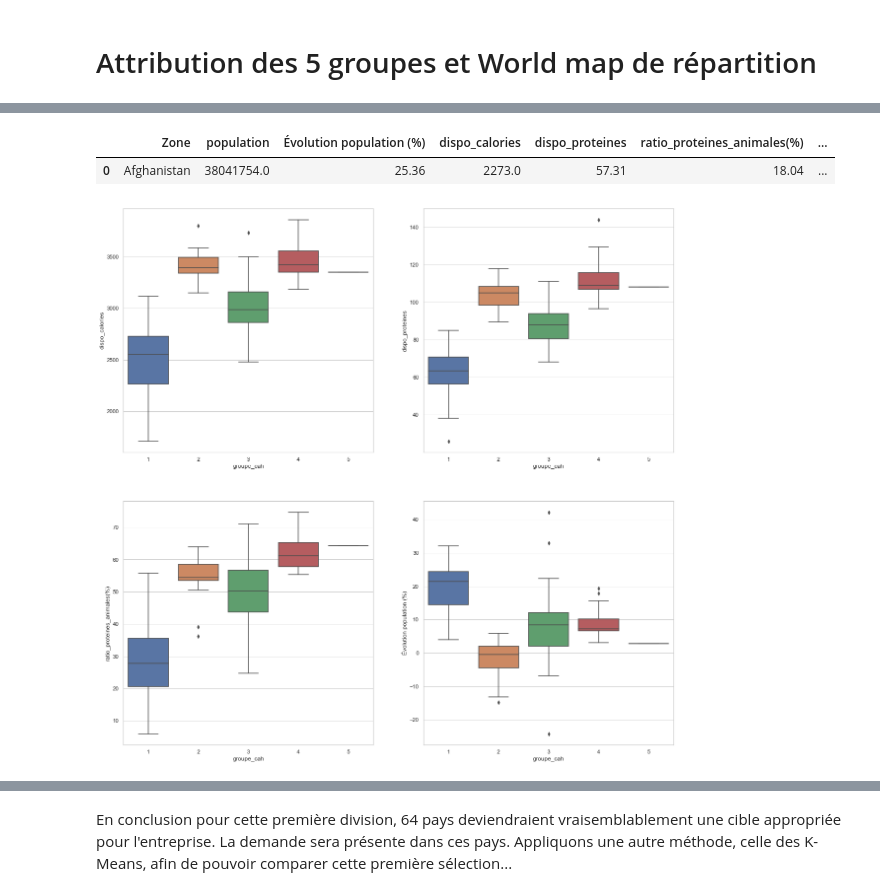
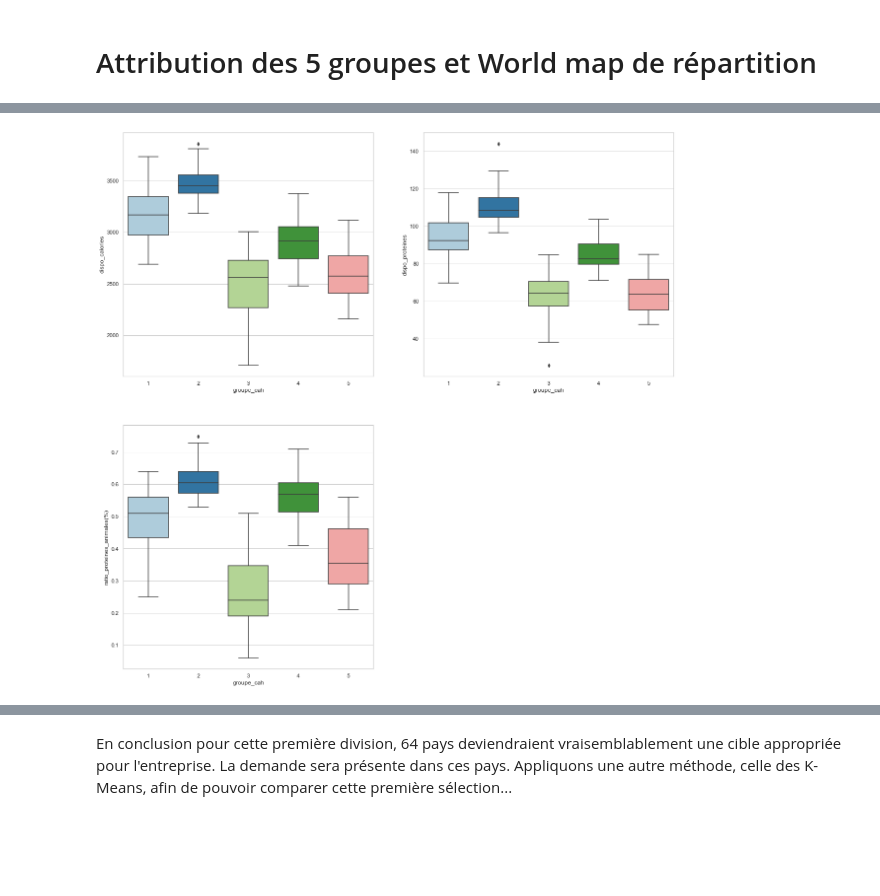
Before and after one commit to ROWAIDAK/ROWAIDAK-P5_Produisez-une-tude-de-march, a Jupyter notebook: P5_02_code.ipynb, the cells around one changed output, grey strips where cells are left out. Saved outputs shown, nothing was run; the diff lists cells and outputs as text; code cells hidden in the pictures; blank space fills up the shorter version.

```diff
--- a/P5_02_code.ipynb
+++ b/P5_02_code.ipynb
@@ -547,0 +504,16 @@ X_cr (173, 6)
+# %%
+# Centrage et Réduction
+from sklearn import preprocessing
+std_scale = preprocessing.StandardScaler()
+X_cr = std_scale.fit_transform(X)
+
+#Standardisez les caractéristiques en supprimant la moyenne et en mettant à l'échelle la variance unitaire.
+#Le score standard d'un échantillon x est calculé comme suit :
+#z = (x - u) / s où
+# u est la moyenne des échantillons d'apprentissage ou zéro si with_mean=False,
+# s est l'écart type des échantillons d'apprentissage ou un si with_std=False.
+
+
+print('X_cr', X_cr.shape)
+X_cr = pd.DataFrame(X_cr, index =df_clus.index, columns=df_clus.columns)
+X_cr.head(2)
@@ -586,8 +562,17 @@ plt.show()
 # Attribution des 5 groupes et World map de répartition
 # %%
 # Coupage du dendrogramme en 5 clusters avec Scipy
-clusters_cah = fcluster(linkage(X_cr, method='ward' ,metric='euclidean'), 5, criterion='maxclust')
+clusters_cah = fcluster(z, 5, criterion='maxclust')
 #criterion , Critère à utiliser pour former des clusters plats.
 #maxclust : Trouve un seuil minimum r pour que la distance cophénétique entre deux observations originales quelconques dans le même cluster plat ne soit pas supérieure à r et que pas plus de t clusters plats soient formés.
-clusters_cah
+
+#index triés des groupes
+idg = np.argsort(clusters_cah)
+#Renvoie les indices qui trieraient un tableau.
+
+#affichage des pays et leurs groupes
+df_groupage_1 = pd.DataFrame(columns=["groupe_cah","pays"])
+df_groupage_1["pays"] = df_clus.index[idg]
+df_groupage_1["groupe_cah"] = clusters_cah[idg]
+df_groupage_1
 # %% [output]
@@ -623,7 +591,0 @@ array([  0, 104, 103, 102, 100,  96,  92,  91,  89, 171,  85,  83,  81,
-# %%
-
-#affichage des pays et leurs groupes
-df_groupage_1 = pd.DataFrame(columns=["groupe_cah","Zone"])
-df_groupage_1["Zone"] = df_bilans_clus.index[idg]
-df_groupage_1["groupe_cah"] = clusters_cah[idg]
-df_groupage_1.head()
@@ -637,6 +592,6 @@ df_groupage_1.head()
 # %%
 # Jointure pour ajout des groupes dans le dataframe principal
-df_groupes_cah = pd.merge(df_bilans_clus, df_groupage_1, on="Zone")
+df_groupes_cah = pd.merge(df_clus, df_groupage_1, on="pays")
 df_groupes_cah.to_csv('exports/df_groupes_cah.csv', index=False)
 df_groupes_cah.sample(5)
 # %% [output]
@@ -679,32 +619,23 @@ df_groupe2_cah = df_groupes_cah[df_groupes_cah['groupe_cah'] == 2]
 df_groupe3_cah = df_groupes_cah[df_groupes_cah['groupe_cah'] == 3]
 df_groupe4_cah = df_groupes_cah[df_groupes_cah['groupe_cah'] == 4]
 df_groupe5_cah = df_groupes_cah[df_groupes_cah['groupe_cah'] == 5]
-# %%
-df.head(1)
-# %% [output]
-|  | Zone | population | Évolution population (%) | dispo_calories | dispo_proteines | ratio_proteines_animales(%) | ... |
-| 0 | Afghanistan | 38041754.0 | 25.36 | 2273.0 | 57.31 | 18.04 | ... |
 # %%
 #Comparaison visuelle des groupes par Boxplot, en abscisse les numéros des groupes
 plt.figure(figsize=(20, 20))
-sns.set(style="whitegrid")
 
 plt.subplot(221)
 sns.boxplot(data=df_groupes_cah, x='groupe_cah', y='dispo_calories')
 
 plt.subplot(222)
 sns.boxplot(data=df_groupes_cah, x='groupe_cah', y='dispo_proteines')
 
 plt.subplot(223)
 sns.boxplot(data=df_groupes_cah, x='groupe_cah', y='ratio_proteines_animales(%)')
 
-plt.subplot(224)
-sns.boxplot(data=df_groupes_cah, x='groupe_cah', y='Évolution population (%)')
-
 
 
 plt.savefig("exports/boxplot_dendogramme1.png")
 
 plt.show(block=False)
 # %% [output]
-[figure, old version]
+[figure, new version]
```
Also changed, not shown: parts of 79 cells of this notebook.
